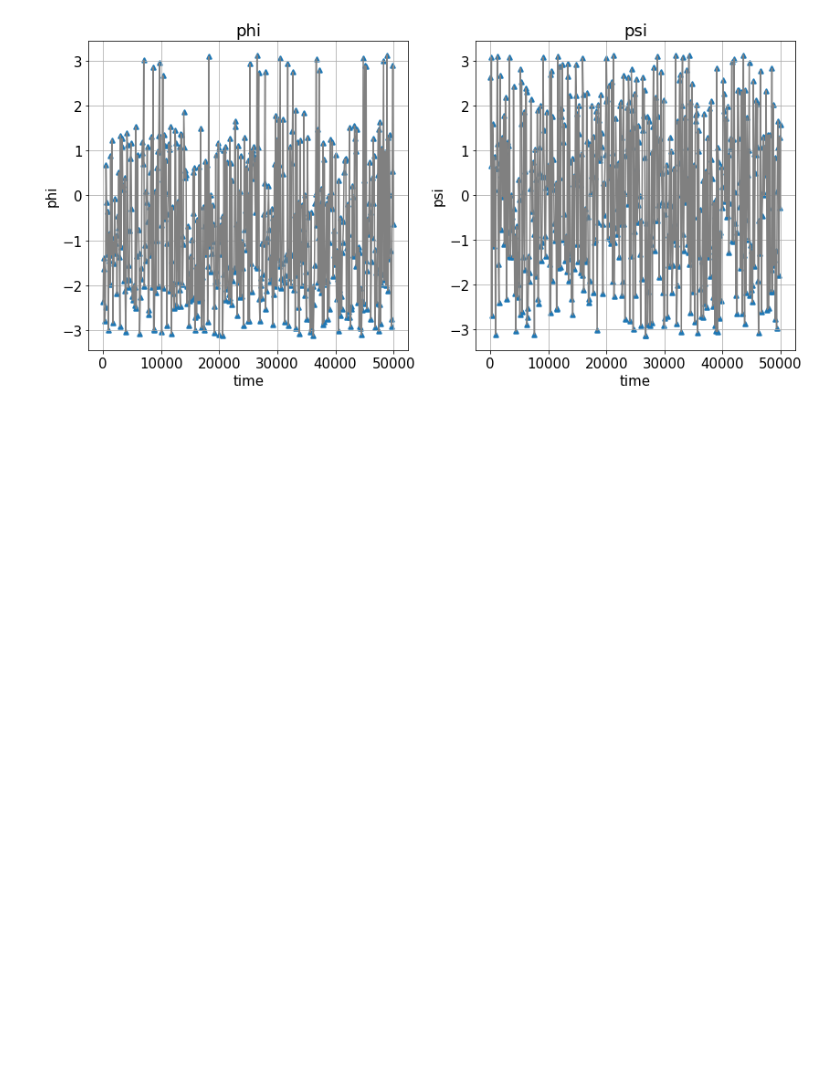
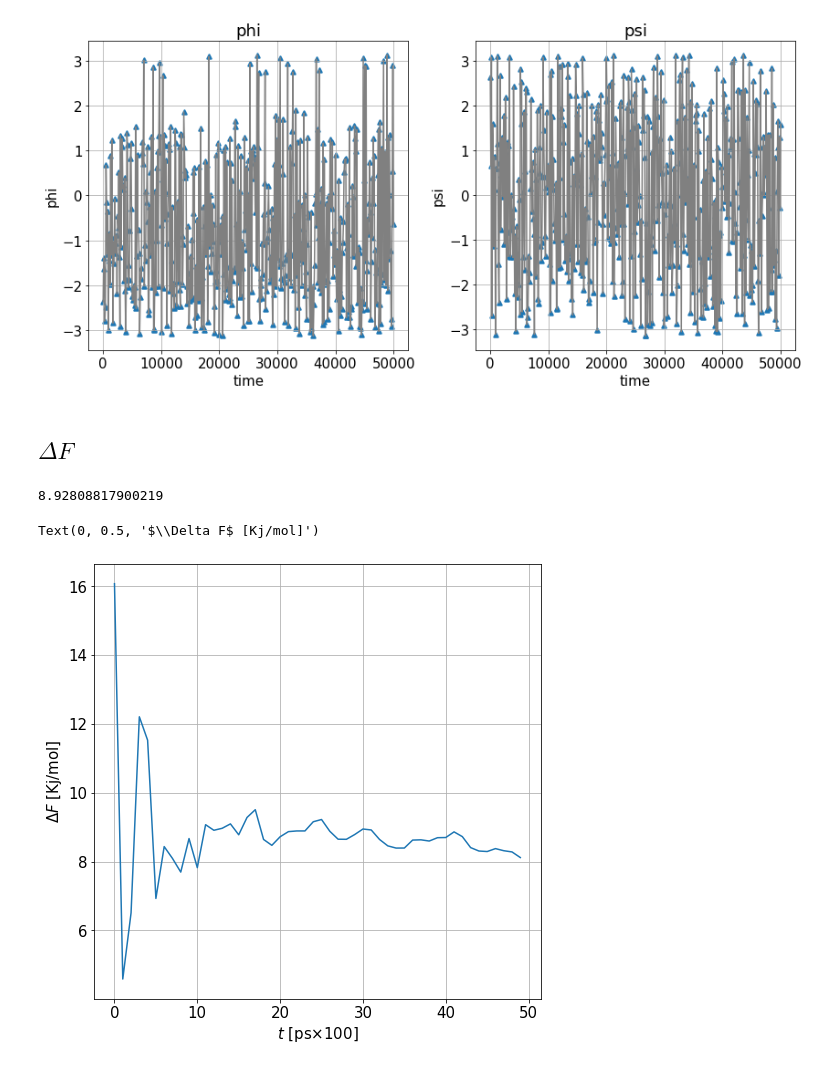
Before and after one commit to nicolopedrani/Hyper-TICA, a Jupyter notebook: Alanine/Benchmark.ipynb, the cells around one changed output. Saved outputs shown, nothing was run; the diff lists cells and outputs as text; code cells hidden in the pictures; blank space fills up the shorter version.

Commit message:
deltaf

```diff
--- a/Alanine/Benchmark.ipynb
+++ b/Alanine/Benchmark.ipynb
@@ -172,3 +172,67 @@ plt.tight_layout()
 # %% [output]
 [figure]
 [figure]
+# %% [markdown]
+## $\Delta F$
+# %%
+#-- each step is 1ps --#
+#-- we are interested in the first 5 ns --#
+data = load_dataframe(folder+"COLVAR").filter(regex="^phi").to_numpy()[:]
+logweight= np.transpose( load_dataframe(folder+"COLVAR").filter(regex="^opes.bias$").to_numpy() )[0][:]
+logweight= (logweight-np.max(logweight))*sim_parameters["beta"]
+s = data[:]
+weight = np.exp(logweight[:])
+fes,grid,bounds,error = compute_fes(s, weights=weight,
+                                    temp=sim_parameters["temp"],
+                                    kbt=sim_parameters["kbt"],
+                                    blocks=2,
+                                    bandwidth=sim_parameters["bandwidth"],scale_by='range',
+                                    plot=False)
+ind1 = (grid<0)
+ind2 = (grid>0)
+grid1 = grid[ ind1 ]
+grid2 = grid[ ind2 ]
+I1 = integrate.trapz(np.exp(-fes[ind1]*sim_parameters["beta"]), grid1)
+I2 = integrate.trapz(np.exp(-fes[ind2]*sim_parameters["beta"]), grid2)
+
+res = (1/sim_parameters["beta"])*np.log(I1/I2)
+print(res)
+# %% [output]
+8.92808817900219
+# %%
+#-- each step is 1ps --#
+#-- we are interested in the first 5 ns --#
+last = 1*1000*5 #last ns
+data = load_dataframe(folder+"COLVAR").filter(regex="^phi").to_numpy()[:last]
+logweight= np.transpose( load_dataframe(folder+"COLVAR").filter(regex="^opes.bias$").to_numpy() )[0][:last]
+logweight= (logweight-np.max(logweight))*sim_parameters["beta"]
+#-- with CLEAR set to 1000 I perform the estimation every ns --#
+CLEAR=100
+
+deltaf = np.empty(0)
+for el in np.arange(CLEAR,len(data)+CLEAR,CLEAR):
+    s = data[:el]
+    weight = np.exp(logweight[:el])
+    fes,grid,bounds,error = compute_fes(s, weights=weight,
+                                        temp=sim_parameters["temp"],
+                                        kbt=sim_parameters["kbt"],
+                                        blocks=2,
+                                        bandwidth=sim_parameters["bandwidth"],scale_by='range',
+                                        plot=False)
+    ind1 = (grid<0)
+    ind2 = (grid>0)
+    grid1 = grid[ ind1 ]
+    grid2 = grid[ ind2 ]
+    I1 = integrate.trapz(np.exp(-fes[ind1]*sim_parameters["beta"]), grid1)
+    I2 = integrate.trapz(np.exp(-fes[ind2]*sim_parameters["beta"]), grid2)
+
+    deltaf = np.append(deltaf,(1/sim_parameters["beta"])*np.log(I1/I2))
+
+fig,ax = plt.subplots(1,1,figsize=(8,6))
+ax.plot(np.arange(len(deltaf)),deltaf)
+ax.grid()
+ax.set_xlabel(r"$t$ [ps$\times$"+str(CLEAR)+"]")
+ax.set_ylabel(r"$\Delta F$ [Kj/mol]")
+# %% [output]
+Text(0, 0.5, '$\\Delta F$ [Kj/mol]')
+[figure, added]
```
Also changed, not shown: 1 other file.
